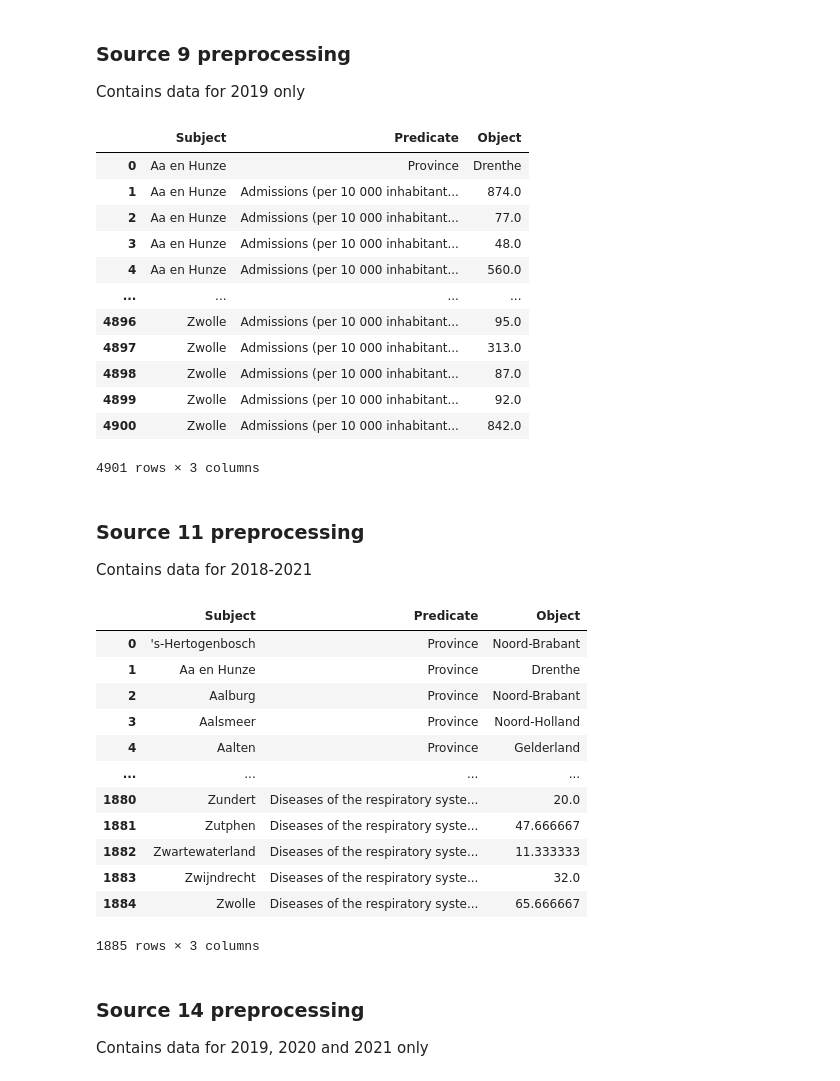
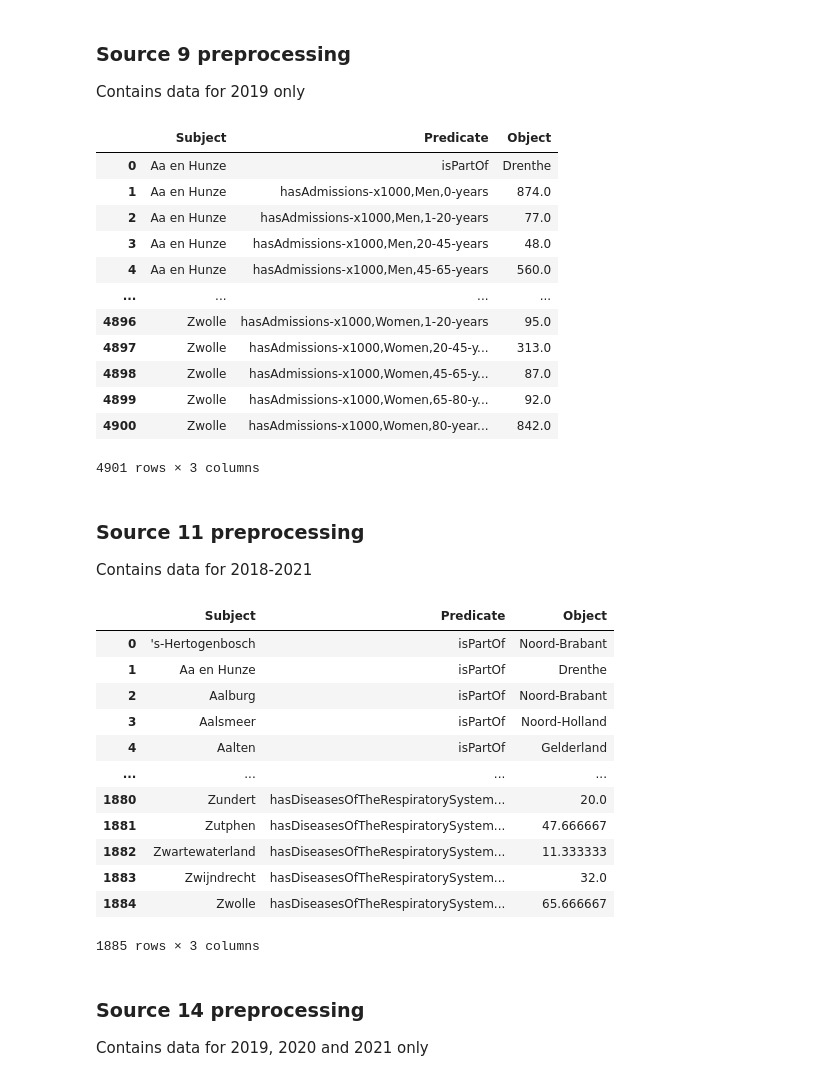
Before and after one commit to reikichan/2AMD20, a Jupyter notebook: preprocessing.ipynb, the cells around one changed output. Drawn from its saved outputs; the diff is of its cells as text; code cells hidden in the pictures.

```diff
--- a/preprocessing.ipynb
+++ b/preprocessing.ipynb
@@ -587,9 +581,9 @@ condition = merged_source_7.groupby(['Gemeentenaam', 'Provincienaam', 'Geslacht'
 merged_source_7 = condition.mean('Personen met geneesmiddelen, relatief (%)').reset_index()
 
 # Translate
-merged_source_7.columns = ['Municipality', 'Province', 'Gender', 'Age group', 'Persons with medicines - relative (%)']
-merged_source_7["Gender"].replace({"Mannen": "Men", "Vrouwen": "Women"}, inplace=True)
-merged_source_7["Age group"].replace({"0 tot 15 jaar": "0 to 15 years", "15 tot 25 jaar": "15 to 25 years", "25 tot 35 jaar":"25 to 35 years", "35 tot 45 jaar":"35 to 45 years", "45 tot 55 jaar":"45 to 55 years", "55 tot 65 jaar":"55 to 65 years", "65 tot 75 jaar":"65 to 75 years", "75 jaar of ouder":"75 years or older"}, inplace=True)
+merged_source_7.columns = ['Municipality', 'isPartOf', 'ofGender', 'inAgeGroup', 'hasPersonsWithMedicines-percentage-avg']
+merged_source_7["ofGender"].replace({"Mannen": "Men", "Vrouwen": "Women"}, inplace=True)
+merged_source_7["inAgeGroup"].replace({"0 tot 15 jaar": "0-15-years", "15 tot 25 jaar": "15-25-years", "25 tot 35 jaar":"25-35-years", "35 tot 45 jaar":"35-45-years", "45 tot 55 jaar":"45-55-years", "55 tot 65 jaar":"55-65-years", "65 tot 75 jaar":"65-75-years", "75 jaar of ouder":"75-years-or-older"}, inplace=True)
 
 # subject-predicate-object format
 
@@ -598,25 +592,25 @@ s7_dict = {'Subject':[] , 'Predicate': [], 'Object': []}
 subjects = merged_source_7['Municipality'].unique()
 
 predicates = [list(merged_source_7.columns)[1]]
-genders = list(merged_source_7['Gender'].unique())
-ages = list(merged_source_7['Age group'].unique())
+genders = list(merged_source_7['ofGender'].unique())
+ages = list(merged_source_7['inAgeGroup'].unique())
 
 for gender in genders:
     for age in ages:
-        predicates.append('Persons with medicines - relative (%)'+', '+gender+', '+age)
+        predicates.append('hasPersonsWithMedicines-percentage-avg'+','+gender+','+age)
 
 
 for subject in subjects:
     s7_dict['Subject'].append(subject)
     s7_dict['Predicate'].append(predicates[0])
-    s7_dict['Object'].append(merged_source_7[merged_source_7['Municipality']==subject]['Province'].unique()[0])
+    s7_dict['Object'].append(merged_source_7[merged_source_7['Municipality']==subject]['isPartOf'].unique()[0])
 
     for pedictate in predicates[1:]:
         s7_dict['Subject'].append(subject)
         s7_dict['Predicate'].append(pedictate)
         intermediate = merged_source_7[merged_source_7['Municipality']==subject]
-        intermediate = intermediate[intermediate['Gender']==pedictate.split(', ')[1]]
-        value = intermediate[intermediate['Age group']==pedictate.split(', ')[2]]['Persons with medicines - relative (%)']
+        intermediate = intermediate[intermediate['ofGender']==pedictate.split(',')[1]]
+        value = intermediate[intermediate['inAgeGroup']==pedictate.split(',')[2]]['hasPersonsWithMedicines-percentage-avg']
         s7_dict['Object'].append(float(value))
 
 spo_7 = pd.DataFrame(data=s7_dict)
@@ -698,53 +692,53 @@ for i, row in merged_source_9[merged_source_9['Opnamen per 10 000 inwoners (per
 # merged_source_9.count()
 
 # Translate
-merged_source_9.columns = ['Municipality', 'Province', 'Gender', 'Age group', 'Admissions (per 10 000 inhabitants)']
-merged_source_9["Gender"].replace({"Mannen": "Men", "Vrouwen": "Women"}, inplace=True)
-merged_source_9["Age group"].replace({'0 jaar':'0 years', '1 tot 20 jaar': '1 to 20 years', '20 tot 45 jaar': '20 to 45 years', '45 tot 65 jaar': '45 to 65 years','65 tot 80 jaar': '65 to 80 years', '80 jaar of ouder': '80 years or older'}, inplace=True)
+merged_source_9.columns = ['Municipality', 'isPartOf', 'ofGender', 'ofAgeGroup', 'hasAdmissions-x1000-2019']
+merged_source_9["ofGender"].replace({"Mannen": "Men", "Vrouwen": "Women"}, inplace=True)
+merged_source_9["ofAgeGroup"].replace({'0 jaar':'0-years', '1 tot 20 jaar': '1-20-years', '20 tot 45 jaar': '20-45-years', '45 tot 65 jaar': '45-65-years','65 tot 80 jaar': '65-80-years', '80 jaar of ouder': '80-years-or-older'}, inplace=True)
 
 # subject-predicate-object format
 
 s9_dict = {'Subject':[] , 'Predicate': [], 'Object': []}
 
 subjects = merged_source_9['Municipality'].unique()
 
 predicates = [list(merged_source_9.columns)[1]]
-genders = list(merged_source_9['Gender'].unique())
-ages = list(merged_source_9['Age group'].unique())
+genders = list(merged_source_9['ofGender'].unique())
+ages = list(merged_source_9['ofAgeGroup'].unique())
 
 for gender in genders:
     for age in ages:
-        predicates.append('Admissions (per 10 000 inhabitants)'+', '+gender+', '+age)
+        predicates.append('hasAdmissions-x1000'+','+gender+','+age)
 
 
 for subject in subjects:
     s9_dict['Subject'].append(subject)
     s9_dict['Predicate'].append(predicates[0])
-    s9_dict['Object'].append(merged_source_9[merged_source_9['Municipality']==subject]['Province'].unique()[0])
+    s9_dict['Object'].append(merged_source_9[merged_source_9['Municipality']==subject]['isPartOf'].unique()[0])
 
     for pedictate in predicates[1:]:
         s9_dict['Subject'].append(subject)
         s9_dict['Predicate'].append(pedictate)
         intermediate = merged_source_9[merged_source_9['Municipality']==subject]
-        intermediate = intermediate[intermediate['Gender']==pedictate.split(', ')[1]]
-        value = intermediate[intermediate['Age group']==pedictate.split(', ')[2]]['Admissions (per 10 000 inhabitants)']
+        intermediate = intermediate[intermediate['ofGender']==pedictate.split(',')[1]]
+        value = intermediate[intermediate['ofAgeGroup']==pedictate.split(',')[2]]['hasAdmissions-x1000-2019']
         s9_dict['Object'].append(float(value))
 
 spo_9 = pd.DataFrame(data=s9_dict)
 spo_9
 # %% [output]
 |  | Subject | Predicate | Object |
-| 0 | Aa en Hunze | Province | Drenthe |
-| 1 | Aa en Hunze | Admissions (per 10 000 inhabitant... | 874.0 |
-| 2 | Aa en Hunze | Admissions (per 10 000 inhabitant... | 77.0 |
-| 3 | Aa en Hunze | Admissions (per 10 000 inhabitant... | 48.0 |
-| 4 | Aa en Hunze | Admissions (per 10 000 inhabitant... | 560.0 |
+| 0 | Aa en Hunze | isPartOf | Drenthe |
+| 1 | Aa en Hunze | hasAdmissions-x1000,Men,0-years | 874.0 |
+| 2 | Aa en Hunze | hasAdmissions-x1000,Men,1-20-years | 77.0 |
+| 3 | Aa en Hunze | hasAdmissions-x1000,Men,20-45-years | 48.0 |
+| 4 | Aa en Hunze | hasAdmissions-x1000,Men,45-65-years | 560.0 |
 | ... | ... | ... | ... |
-| 4896 | Zwolle | Admissions (per 10 000 inhabitant... | 95.0 |
-| 4897 | Zwolle | Admissions (per 10 000 inhabitant... | 313.0 |
-| 4898 | Zwolle | Admissions (per 10 000 inhabitant... | 87.0 |
-| 4899 | Zwolle | Admissions (per 10 000 inhabitant... | 92.0 |
-| 4900 | Zwolle | Admissions (per 10 000 inhabitant... | 842.0 |
+| 4896 | Zwolle | hasAdmissions-x1000,Women,1-20-years | 95.0 |
+| 4897 | Zwolle | hasAdmissions-x1000,Women,20-45-y... | 313.0 |
+| 4898 | Zwolle | hasAdmissions-x1000,Women,45-65-y... | 87.0 |
+| 4899 | Zwolle | hasAdmissions-x1000,Women,65-80-y... | 92.0 |
+| 4900 | Zwolle | hasAdmissions-x1000,Women,80-year... | 842.0 |
 4901 rows × 3 columns
 # %% [markdown]
 ### Source 11 preprocessing
@@ -785,24 +779,24 @@ condition = merged_source_11.groupby(['Gemeentenaam', 'Provincienaam'])
 merged_source_11 = condition.mean(['Totaal alle onderliggende doodsoorzaken (aantal)', 'Nieuwvormingen (aantal)', 'Ziekten van hart en vaatstelsel (aantal)', 'Ziekten van ademhalingsstelsel (aantal)']).reset_index()
 
 # Translate
-merged_source_11.columns = ['Municipality', 'Province','Total all underlying causes of death (number)','New formations (number)', 'Diseases of the cardiovascular system (number)','Diseases of the respiratory system (number)']
+merged_source_11.columns = ['Municipality', 'isPartOf','hasTotalAllUnderlyingCausesOfDeath-avg','hasNewFormations-avg', 'hasDiseasesOfTheCardiovascularSystem-avg','hasDiseasesOfTheRespiratorySystem-avg']
 
 spo_11 = merged_source_11.melt(id_vars=['Municipality'], var_name='Predicate', value_name='Object')
 spo_11.rename(columns={"Municipality": "Subject"}, inplace = True)
 spo_11
 # %% [output]
 |  | Subject | Predicate | Object |
-| 0 | 's-Hertogenbosch | Province | Noord-Brabant |
-| 1 | Aa en Hunze | Province | Drenthe |
-| 2 | Aalburg | Province | Noord-Brabant |
-| 3 | Aalsmeer | Province | Noord-Holland |
-| 4 | Aalten | Province | Gelderland |
+| 0 | 's-Hertogenbosch | isPartOf | Noord-Brabant |
+| 1 | Aa en Hunze | isPartOf | Drenthe |
+| 2 | Aalburg | isPartOf | Noord-Brabant |
+| 3 | Aalsmeer | isPartOf | Noord-Holland |
+| 4 | Aalten | isPartOf | Gelderland |
 | ... | ... | ... | ... |
-| 1880 | Zundert | Diseases of the respiratory syste... | 20.0 |
-| 1881 | Zutphen | Diseases of the respiratory syste... | 47.666667 |
-| 1882 | Zwartewaterland | Diseases of the respiratory syste... | 11.333333 |
-| 1883 | Zwijndrecht | Diseases of the respiratory syste... | 32.0 |
-| 1884 | Zwolle | Diseases of the respiratory syste... | 65.666667 |
+| 1880 | Zundert | hasDiseasesOfTheRespiratorySystem... | 20.0 |
+| 1881 | Zutphen | hasDiseasesOfTheRespiratorySystem... | 47.666667 |
+| 1882 | Zwartewaterland | hasDiseasesOfTheRespiratorySystem... | 11.333333 |
+| 1883 | Zwijndrecht | hasDiseasesOfTheRespiratorySystem... | 32.0 |
+| 1884 | Zwolle | hasDiseasesOfTheRespiratorySystem... | 65.666667 |
 1885 rows × 3 columns
 # %% [markdown]
 ### Source 14 preprocessing
```
Also changed, not shown: parts of 12 cells of this notebook, 1 other file.
